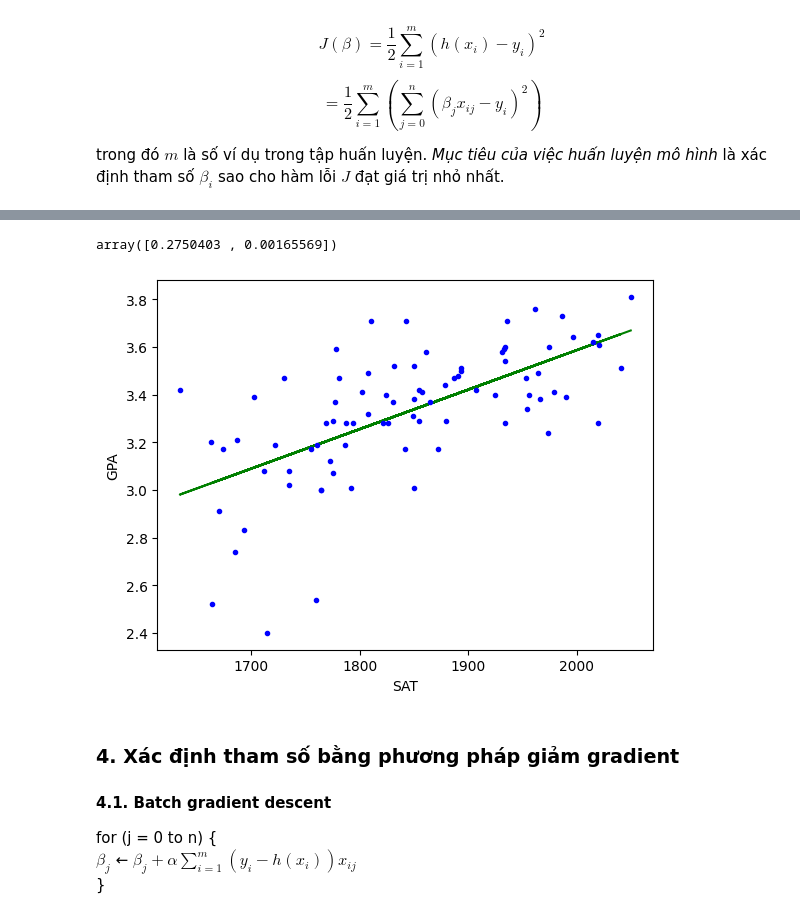
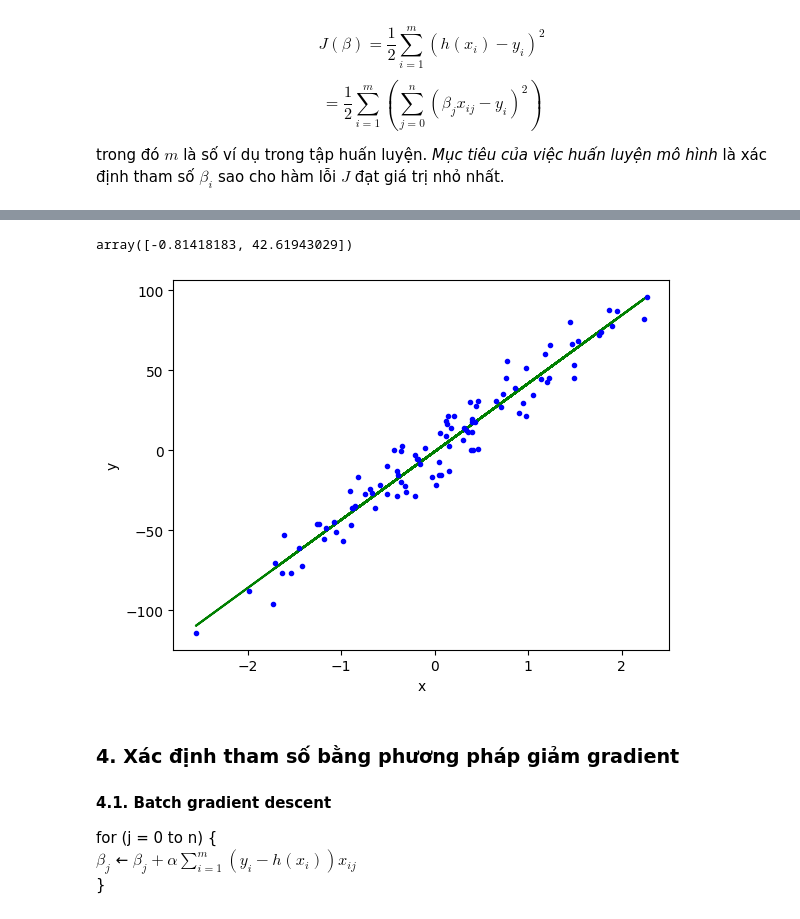
Before and after one commit to nhatthanhnguyen/linear-regression-gradient-descent-demo, a Jupyter notebook: linear-regression.ipynb, the cells around one changed output, grey strips where cells are left out. Saved outputs shown, nothing was run; the diff lists cells and outputs as text; code cells hidden in the pictures.

```diff
--- a/linear-regression.ipynb
+++ b/linear-regression.ipynb
@@ -59,0 +53,7 @@ Y = np.array(y)
+# %%
+x, y = make_regression(n_samples=100,
+                       n_features=1,
+                       n_informative=1,
+                       noise=10,
+                       random_state=0)
+plt.scatter(x, y)
@@ -60,24 +63,27 @@ Y = np.array(y)
+# %%
+def add_intercept_ones(x):
+    intercept_ones = np.ones((len(x), 1))
+    X_b = np.c_[intercept_ones, x]
+    return X_b
 # %%
-def normal_equation_linear_regression(X: np.array, Y: np.array) -> np.array:
-    intercept_ones = np.ones((len(X), 1))
-    X_b = np.c_[intercept_ones, X]
-    beta_optimal = np.linalg.inv(X_b.T.dot(X_b)).dot(X_b.T).dot(Y)
-    return beta_optimal
+def normal_equation_linear_regression(x, y):
+    X_b = add_intercept_ones(x)
+    beta = np.linalg.inv(X_b.T.dot(X_b)).dot(X_b.T).dot(y)
+    return beta
-# %%
-beta_normal_equation = normal_equation_linear_regression(X, Y)
-beta_normal_equation
-# %% [output]
-array([0.2750403 , 0.00165569])
+# %%
+beta_1 = normal_equation_linear_regression(x, y)
+beta_1
+# %% [output]
+array([-0.81418183, 42.61943029])
 # %%
-
-h_predict_normal_equation = [np.matrix([1, i]).dot(beta_normal_equation).flat[0] for i in x]
-plt.plot(x, h_predict_normal_equation, "g-")
+h_1 = np.dot(add_intercept_ones(x), beta_1)
+plt.plot(x, h_1, "g-")
 plt.plot(x, y, "b.")
-plt.xlabel('SAT')
-plt.ylabel('GPA')
+plt.xlabel('x')
+plt.ylabel('y')
 plt.show()
 # %% [output]
-[figure, old version]
+[figure, new version]
 # %% [markdown]
 ### 4. Xác định tham số bằng phương pháp giảm gradient
 #### 4.1. Batch gradient descent
```
Also changed, not shown: parts of 21 cells of this notebook, 3 other files.
